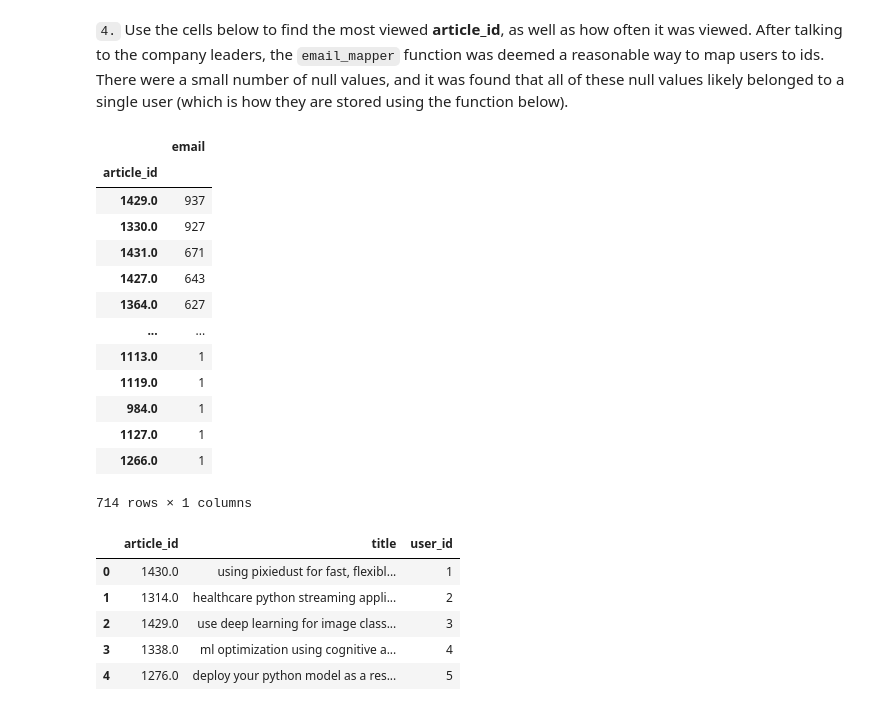
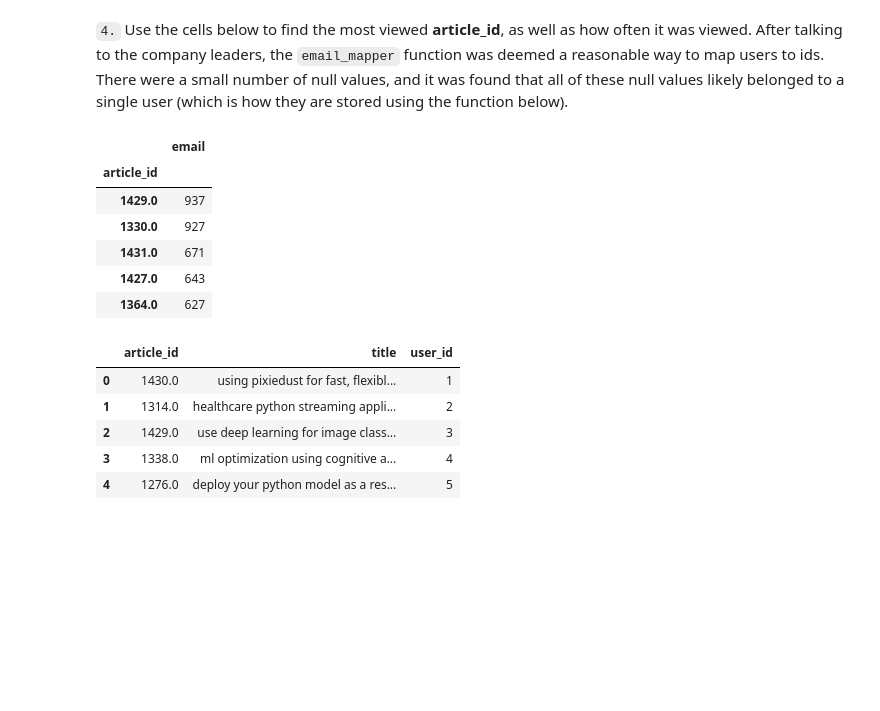
Before and after one commit to Prabhmit/Recommendations_with_IBM, a Jupyter notebook: Recommendations_with_IBM.ipynb, the cells around one changed output. Drawn from its saved outputs; the diff is of its cells as text; code cells hidden in the pictures; blank space fills up the shorter version.

```diff
--- a/Recommendations_with_IBM.ipynb
+++ b/Recommendations_with_IBM.ipynb
@@ -203,22 +211,15 @@ user_article_interactions = 45993 # The number of user-article interactions
 `4.` Use the cells below to find the most viewed **article_id**, as well as how often it was viewed.  After talking to the company leaders, the `email_mapper` function was deemed a reasonable way to map users to ids.  There were a small number of null values, and it was found that all of these null values likely belonged to a single user (which is how they are stored using the function below).
 # %%
 # The most viewed article in the dataset and the number of times it was viewed
-df[['article_id','email']].groupby('article_id').count().sort_values(by='email', ascending=False)
+df[['article_id','email']].groupby('article_id').count().sort_values(by='email', ascending=False).iloc[0:5,:]
 # %% [output]
 |  | email |
 | article_id |  |
 | 1429.0 | 937 |
 | 1330.0 | 927 |
 | 1431.0 | 671 |
 | 1427.0 | 643 |
 | 1364.0 | 627 |
-| ... | ... |
-| 1113.0 | 1 |
-| 1119.0 | 1 |
-| 984.0 | 1 |
-| 1127.0 | 1 |
-| 1266.0 | 1 |
-714 rows × 1 columns
 # %%
 most_viewed_article_id = '1429.0' # The most viewed article in the dataset as a string with one value following the decimal
 max_views = 937 # The most viewed article in the dataset was viewed how many times?
```
Also changed, not shown: parts of 44 cells of this notebook.
